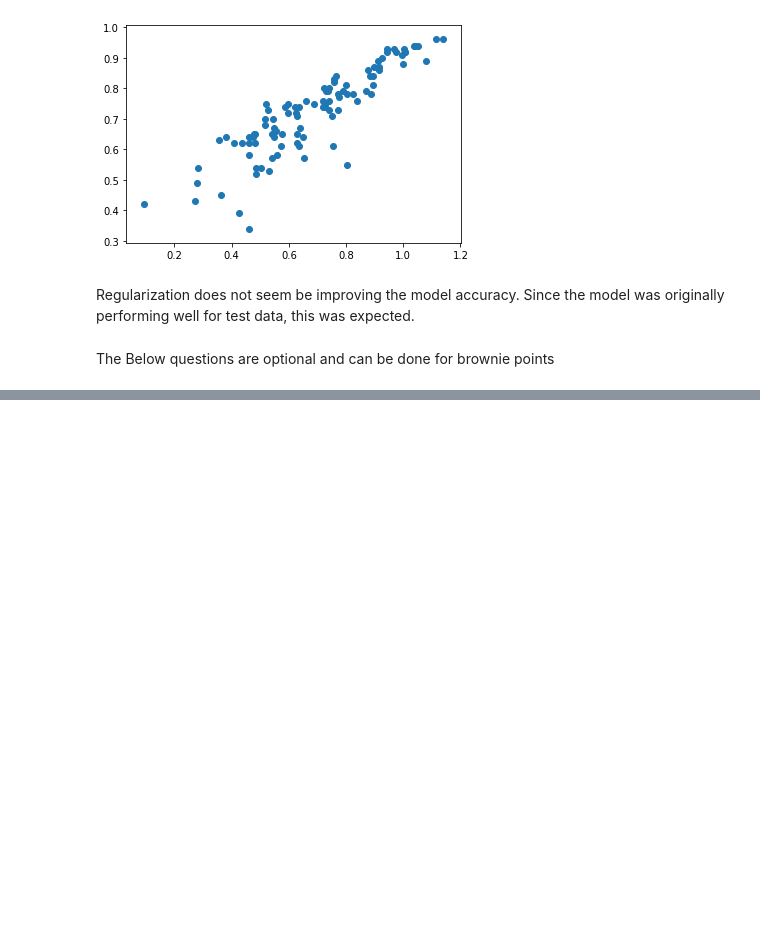
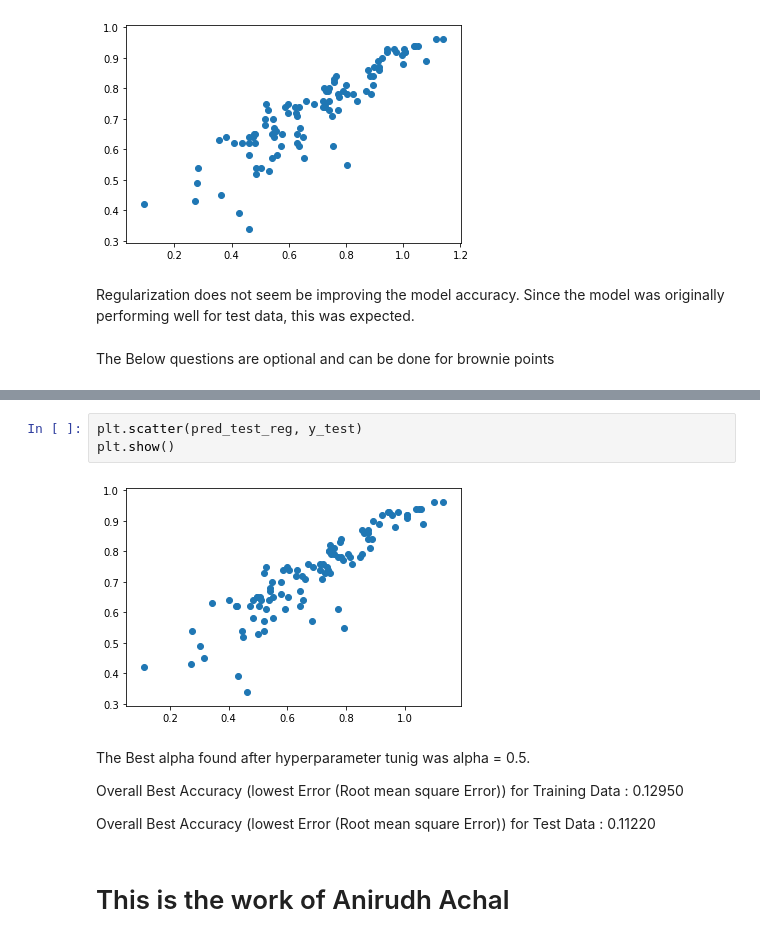
Before and after one commit to AnirudhAchal/Linear-Regression-From-Scratch, a Jupyter notebook: ML take home/Q1/take-home.ipynb, the cells around one changed output, grey strips where cells are left out. Saved outputs shown, nothing was run; the diff lists cells and outputs as text; blank space fills up the shorter version.

```diff
--- a/ML take home/Q1/take-home.ipynb
+++ b/ML take home/Q1/take-home.ipynb
@@ -369,0 +449,13 @@ The Below questions are optional and can be done for brownie points
+# %%
+plt.scatter(pred_test_reg, y_test)
+plt.show()
+# %% [output]
+[figure, added]
+# %% [markdown]
+The Best alpha found after hyperparameter tunig was alpha = 0.5.
+
+Overall Best Accuracy (lowest Error (Root mean square Error)) for Training Data : 0.12950
+
+Overall Best Accuracy (lowest Error (Root mean square Error)) for Test Data : 0.11220
+# %% [markdown]
+# This is the work of Anirudh Achal
```
Also changed, not shown: parts of 17 cells of this notebook.
